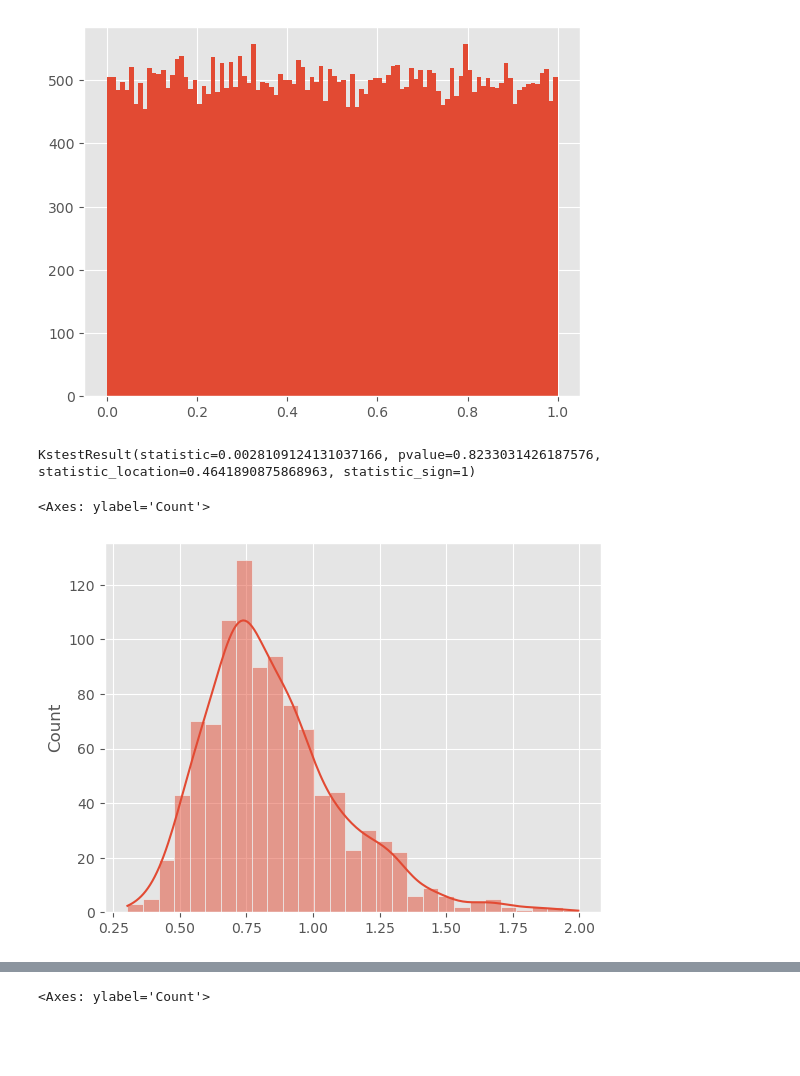
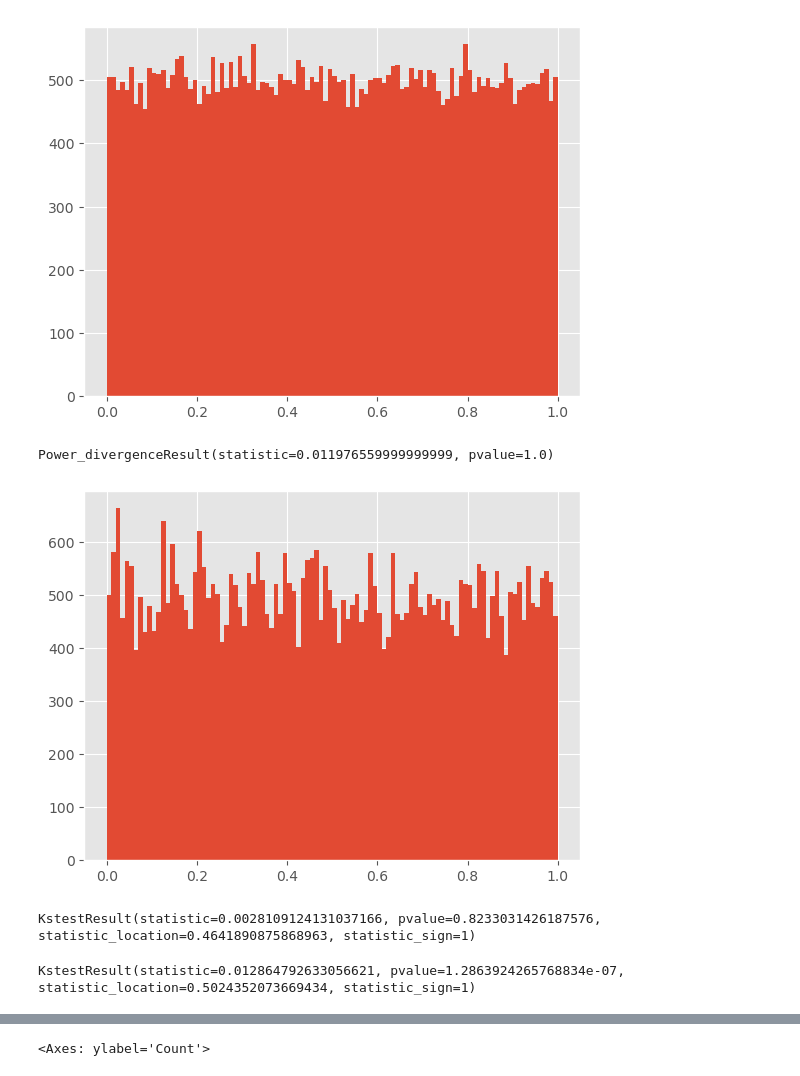
Before and after one commit to QinXu12345/hw2, a Jupyter notebook: test.ipynb, the cells around one changed output, grey strips where cells are left out. Drawn from its saved outputs; the diff is of its cells as text; code cells hidden in the pictures; blank space fills up the shorter version.

```diff
--- a/test.ipynb
+++ b/test.ipynb
@@ -27,10 +33,23 @@ chisquare(obs_freq,exp_freq)
 # %% [output]
 Power_divergenceResult(statistic=0.0017069600000000009, pvalue=1.0)
 [figure]
+# %%
+counts = plt.hist(uni_rvs_lcg,bins=BINS)[0]
+total_freq = np.sum(counts)
+obs_freq = counts/total_freq
+exp_freq = 1 / BINS * np.ones(obs_freq.shape)
+chisquare(obs_freq,exp_freq)
+# %% [output]
+Power_divergenceResult(statistic=0.011976559999999999, pvalue=1.0)
+[figure, added]
 # %%
 kstest(uni_rvs_xor,stats.uniform.cdf)
 # %% [output]
 KstestResult(statistic=0.0028109124131037166, pvalue=0.8233031426187576, statistic_location=0.4641890875868963, statistic_sign=1)
+# %%
+kstest(uni_rvs_lcg,stats.uniform.cdf)
+# %% [output]
+KstestResult(statistic=0.012864792633056621, pvalue=1.2863924265768834e-07, statistic_location=0.5024352073669434, statistic_sign=1)
 # %%
 from hw2 import ks_distance
 cdf = stats.uniform.cdf(x=np.linspace(0,1,num=KS_SAMPLES))
@@ -40,5 +58,0 @@ for i in range(KS_SAMPLES):
-# %%
-sns.histplot(diffs,kde=True)
-# %% [output]
-<Axes: ylabel='Count'>
-[figure, removed]
```
Also changed, not shown: parts of 10 cells of this notebook.
